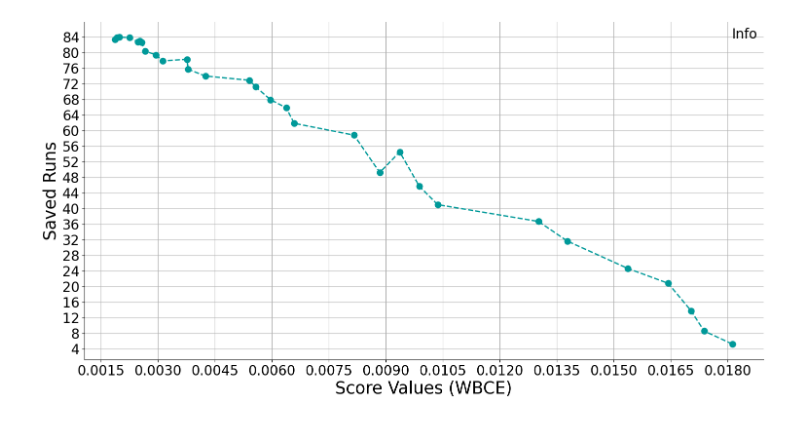
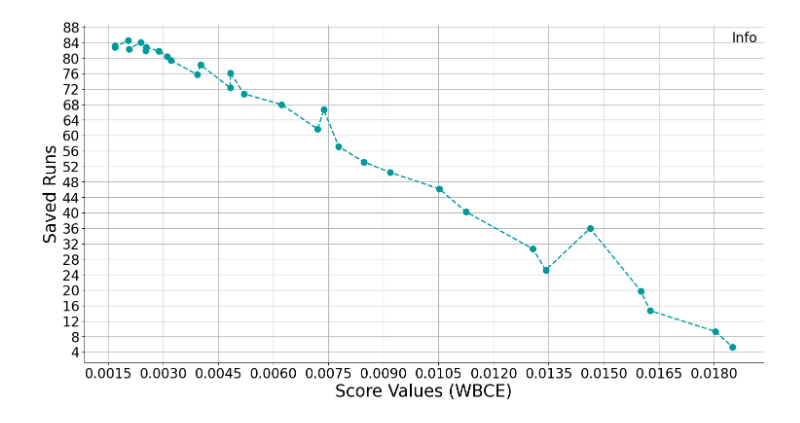
Before and after one commit to Omar88magdy/ml-assisted-binary-search, a Jupyter notebook: plot.ipynb, the cells around one changed output. Drawn from its saved outputs; the diff is of its cells as text; code cells hidden in the pictures.

```diff
--- a/plot.ipynb
+++ b/plot.ipynb
@@ -121,19 +141,19 @@ def plot(
 # %%
-data = pd.read_csv("results/equilibrium_weighted_binary_cross_entropy_plot.csv")
+data = pd.read_csv("results/equilibrium_wbce_plot.csv")
 data = data.sort_values("score_avg")
 plot(
     algorithm="Equilibrium",
     metric="WBCE",
     # metric='Harmonic TNR Recall',
     samples=70000,
     scores=list(data["score_avg"]),
     saved_runs=list(data["saved_runs_avg"] * 100),
     save_fig=True,
     transparent=True,
     markersize=9,
 )
 # %% [output]
-[figure, old version]
+[figure, new version]
 # %%
 data = pd.read_csv(
     "results/equilibrium_f1_plot.csv")
```
Also changed, not shown: parts of 3 cells of this notebook, 32 other files.
